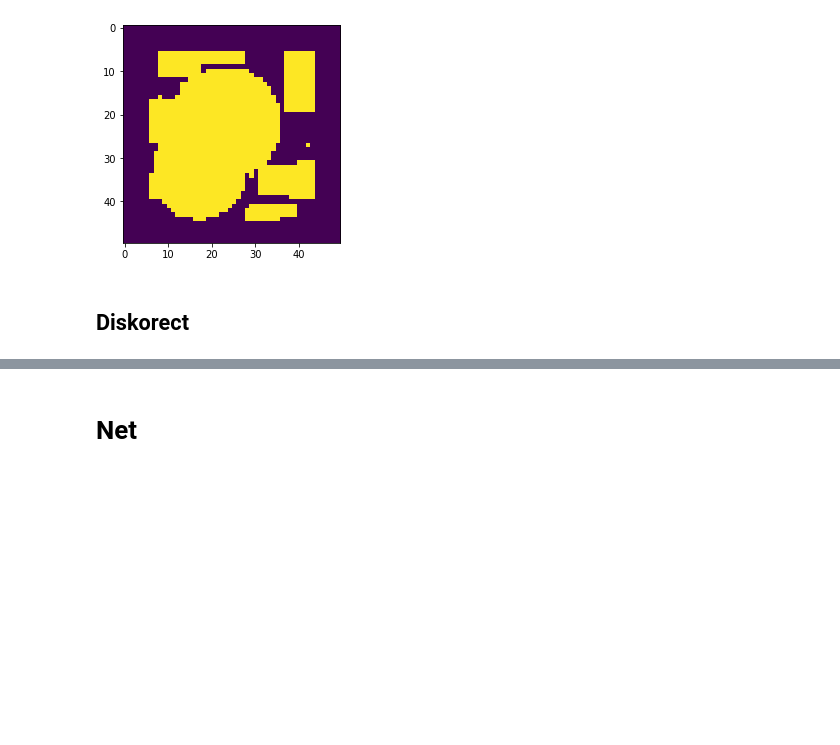
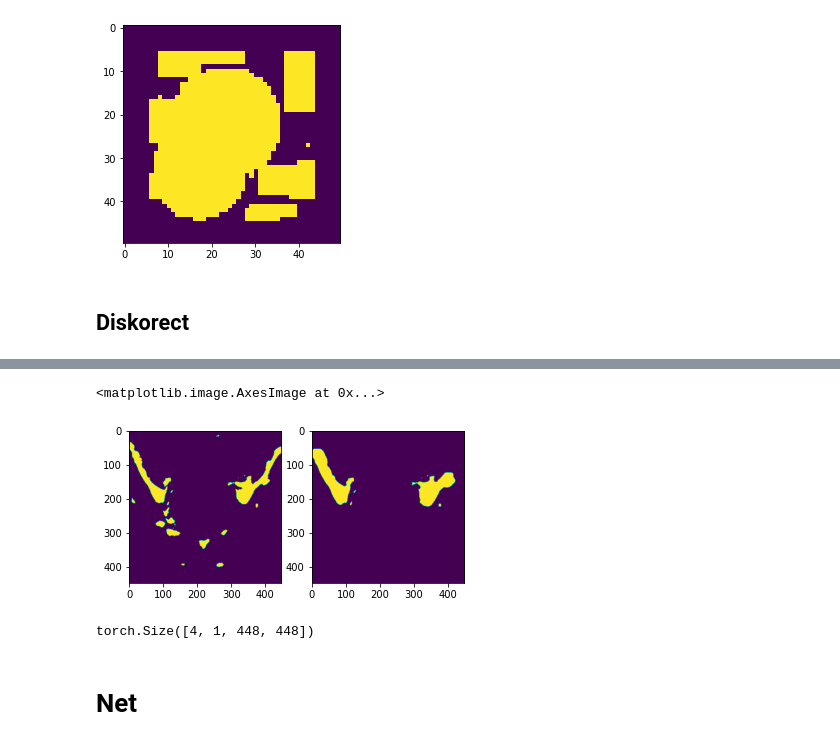
Before and after one commit to TheodoreAouad/3d_segm, a Jupyter notebook: Notebooks/DeepMorpho.ipynb, the cells around one changed output, grey strips where cells are left out. Saved outputs shown, nothing was run; the diff lists cells and outputs as text; code cells hidden in the pictures; blank space fills up the shorter version.

```diff
--- a/Notebooks/DeepMorpho.ipynb
+++ b/Notebooks/DeepMorpho.ipynb
@@ -276,0 +303,20 @@ plt.imshow(x)
+# %%
+reload_modules()
+dataset = axd.AxspaROIDataset(pd.read_csv('data/deep_morpho/axspa_roi/axspa_roi.csv'))
+dataloader = axd.AxspaROIDataset.get_loader(
+    data=pd.read_csv('data/deep_morpho/axspa_roi/axspa_roi.csv'),
+    batch_size=4
+)
+# %%
+inpt, target = dataset[0]
+
+fig = plt.figure()
+
+ax = fig.add_subplot(121)
+ax.imshow(inpt[0])
+
+ax = fig.add_subplot(122)
+ax.imshow(target[0])
+# %% [output]
+<matplotlib.image.AxesImage at 0x...>
+[figure, added]
@@ -277,3 +325,7 @@ plt.imshow(x)
+# %%
+targets.shape
+# %% [output]
+torch.Size([4, 1, 448, 448])
 # %% [markdown]
 # Net
 # %% [markdown]
```
Also changed, not shown: parts of 7 cells of this notebook, 6 other files.
